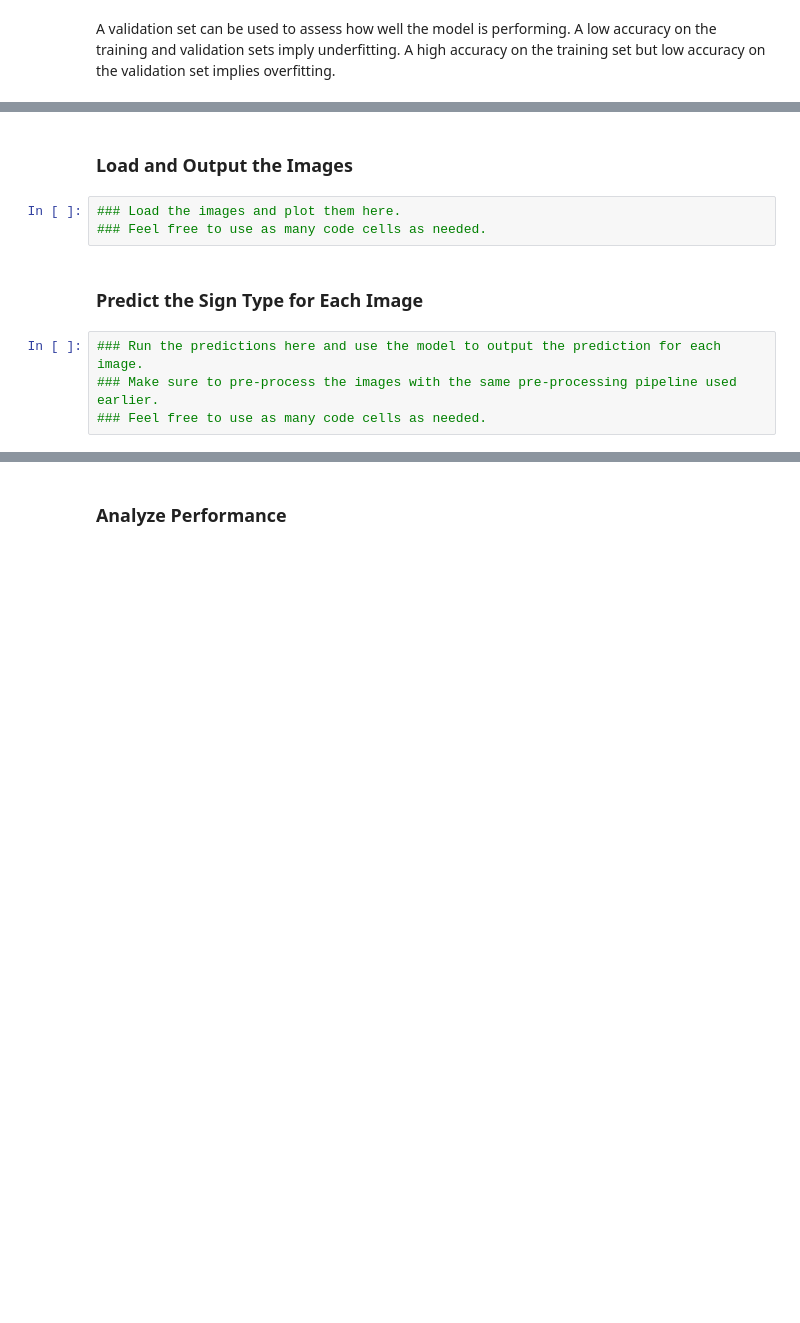
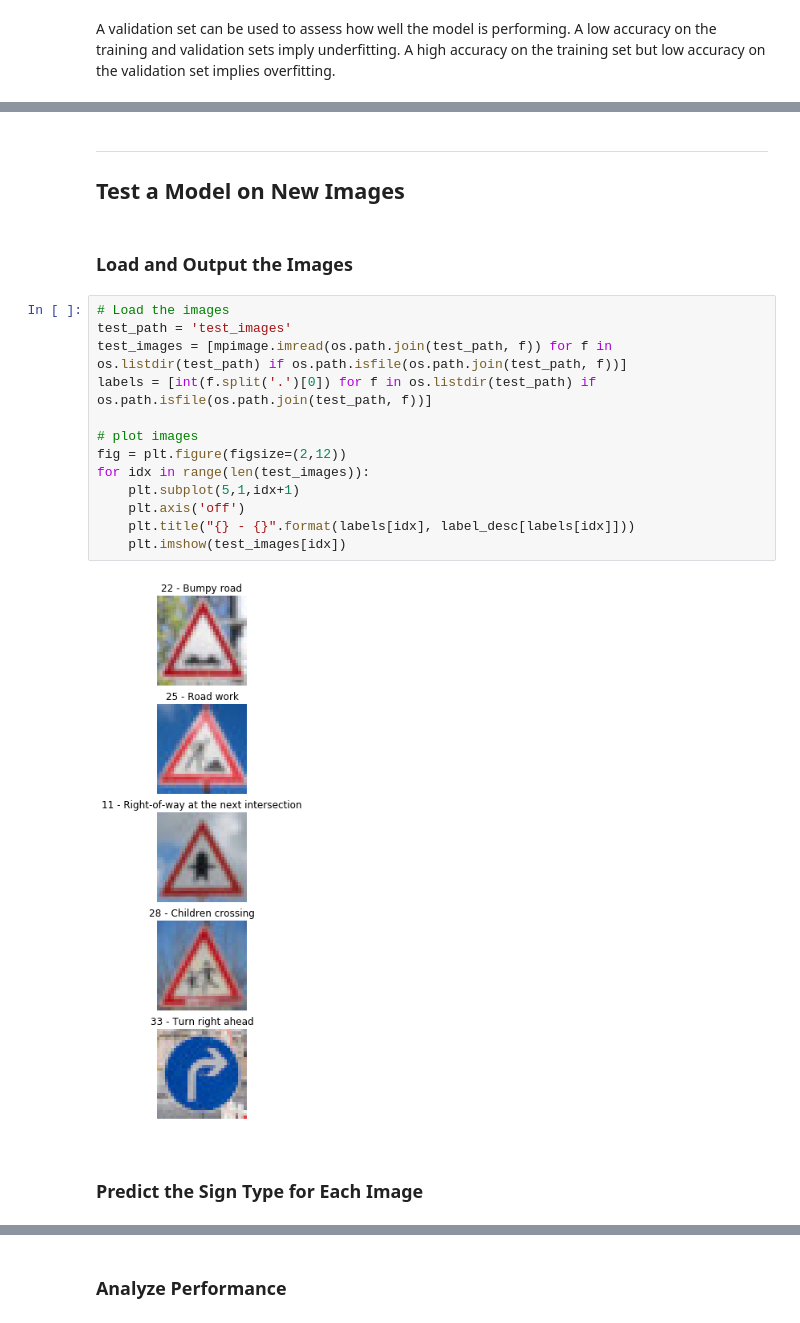
Before and after one commit to rummanwaqar/CarND-Traffic-Sign-Classifier, a Jupyter notebook: Traffic_Sign_Classifier.ipynb, the cells around one changed output, grey strips where cells are left out. Saved outputs shown, nothing was run; the diff lists cells and outputs as text; blank space fills up the shorter version.

```diff
--- a/Traffic_Sign_Classifier.ipynb
+++ b/Traffic_Sign_Classifier.ipynb
@@ -328,11 +308,23 @@ You may find `signnames.csv` useful as it contains mappings from the class id (i
+# %% [markdown]
+---
+
+## Test a Model on New Images
 # %% [markdown]
 ### Load and Output the Images
-# %%
-### Load the images and plot them here.
-### Feel free to use as many code cells as needed.
+# %%
+# Load the images
+test_path = 'test_images'
+test_images = [mpimage.imread(os.path.join(test_path, f)) for f in os.listdir(test_path) if os.path.isfile(os.path.join(test_path, f))]
+labels = [int(f.split('.')[0]) for f in os.listdir(test_path) if os.path.isfile(os.path.join(test_path, f))]
+
+# plot images
+fig = plt.figure(figsize=(2,12))
+for idx in range(len(test_images)):
+    plt.subplot(5,1,idx+1)
+    plt.axis('off')
+    plt.title("{} - {}".format(labels[idx], label_desc[labels[idx]]))
+    plt.imshow(test_images[idx])
+# %% [output]
+[figure, added]
 # %% [markdown]
 ### Predict the Sign Type for Each Image
-# %%
-### Run the predictions here and use the model to output the prediction for each image.
-### Make sure to pre-process the images with the same pre-processing pipeline used earlier.
-### Feel free to use as many code cells as needed.
```
Also changed, not shown: parts of 54 cells of this notebook, 9 other files.
